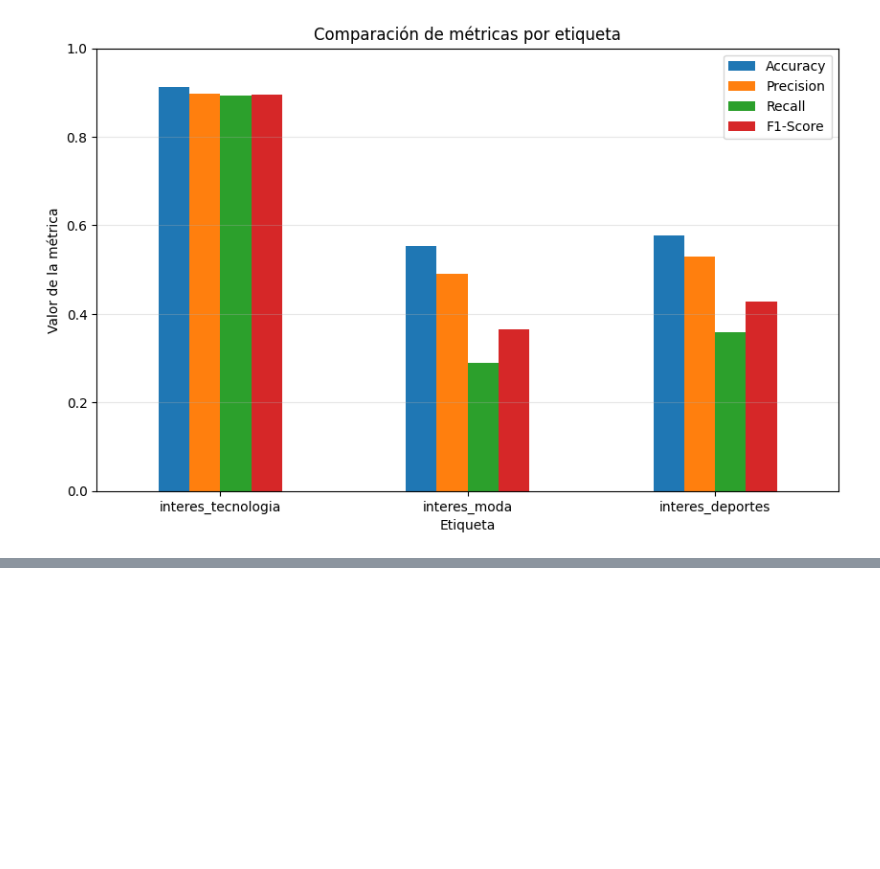
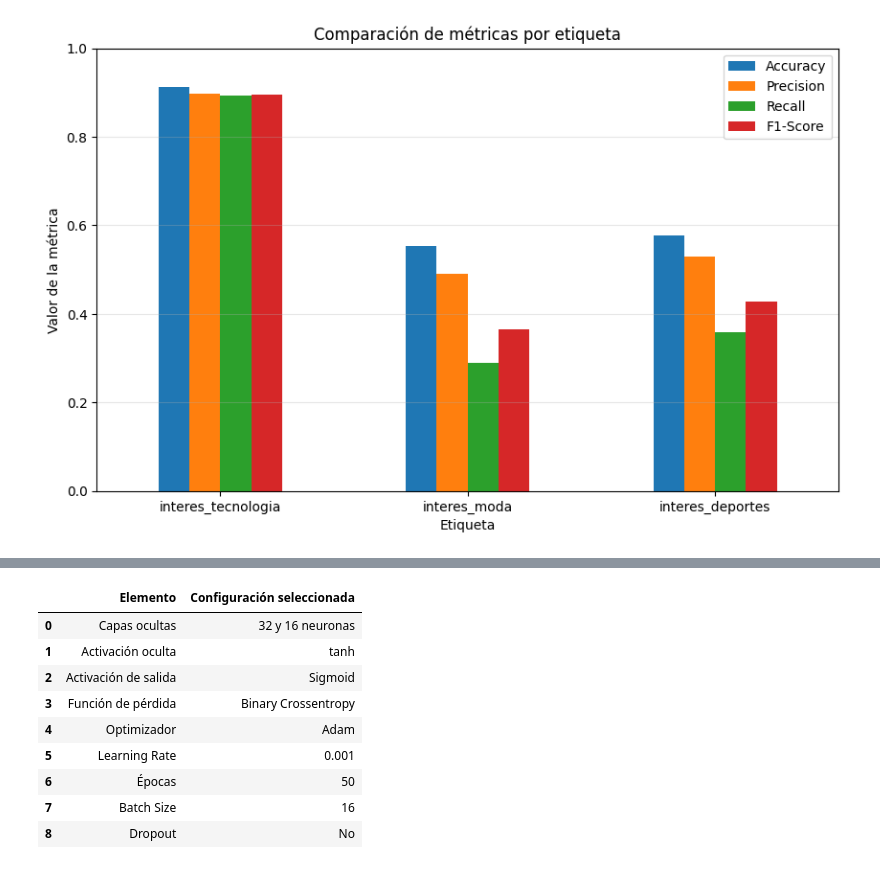
Before and after one commit to Benja-Diaz/EP1-Deep-Learning, a Jupyter notebook: Evaluacion_Parcial_1_Deep_Learning.ipynb, the cells around one changed output, grey strips where cells are left out. Cells and saved outputs as stored; diff of their text form; code cells hidden in the pictures; blank space fills up the shorter version.

Commit message:
Se define modelo final y se optimiza umbrales de clasificacion

```diff
--- a/Evaluacion_Parcial_1_Deep_Learning.ipynb
+++ b/Evaluacion_Parcial_1_Deep_Learning.ipynb
@@ -3107,0 +3132,39 @@ plt.show()
+# %%
+configuracion_final = pd.DataFrame({
+    'Elemento': [
+        'Capas ocultas',
+        'Activación oculta',
+        'Activación de salida',
+        'Función de pérdida',
+        'Optimizador',
+        'Learning Rate',
+        'Épocas',
+        'Batch Size',
+        'Dropout'
+    ],
+
+    'Configuración seleccionada': [
+        '32 y 16 neuronas',
+        'tanh',
+        'Sigmoid',
+        'Binary Crossentropy',
+        'Adam',
+        '0.001',
+        '50',
+        '16',
+        'No'
+    ]
+})
+
+configuracion_final
+# %% [output]
+|  | Elemento | Configuración seleccionada |
+| 0 | Capas ocultas | 32 y 16 neuronas |
+| 1 | Activación oculta | tanh |
+| 2 | Activación de salida | Sigmoid |
+| 3 | Función de pérdida | Binary Crossentropy |
+| 4 | Optimizador | Adam |
+| 5 | Learning Rate | 0.001 |
+| 6 | Épocas | 50 |
+| 7 | Batch Size | 16 |
+| 8 | Dropout | No |
```
Also changed, not shown: parts of 11 cells of this notebook.
